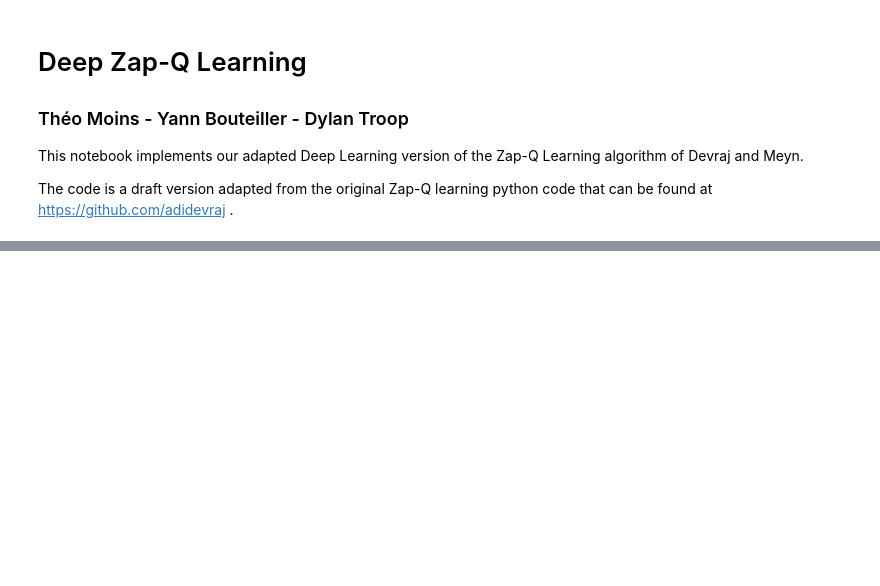
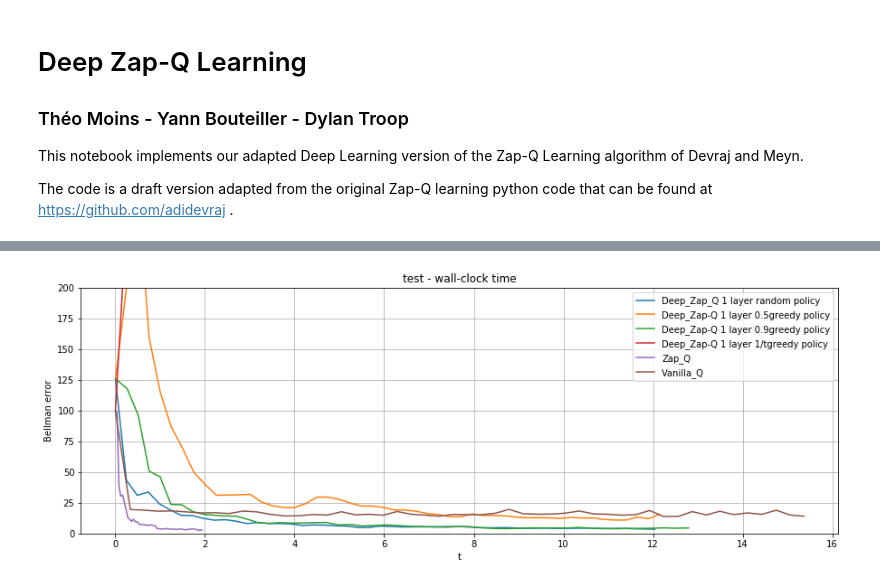
Before and after one commit to TheoMoins/IFT6085-Project, a Jupyter notebook: Experiments_Deep_Version.ipynb, the cells around one changed output, grey strips where cells are left out. Cells and saved outputs as stored; diff of their text form; code cells hidden in the pictures; blank space fills up the shorter version.

```diff
--- a/Experiments_Deep_Version.ipynb
+++ b/Experiments_Deep_Version.ipynb
@@ -594,0 +889,15 @@ print(q_table)
+# %%
+q_table, dataplot = vanilla_Q_learning(livePlot=False,
+                       initial_lr = 1.0,
+                       min_lr = 0.003,
+                       gamma = 0.8,
+                       t_max = 500000, # one million iterations instead of 100 000
+                       iter_max = 1, # one episode, we don't need to use episodes here
+                       policyRandomness = 1, # full random
+                       policyEnvironmentAwareness = True,
+                       environmentEnvironmentAwareness = True,
+                       environmentRandomness = 0.2,
+                       plotTitle='Vanilla Q Learning - random policy',
+                       dataplot = dataplot)
+
+print(q_table)
@@ -594,0 +917,4 @@ print(q_table)
+# %%
+live_plot(dataplot, title='test - wall-clock time', ylabel='Bellman error', xlabel='t')
+# %% [output]
+[figure, added]
```
Also changed, not shown: parts of 41 cells of this notebook.
